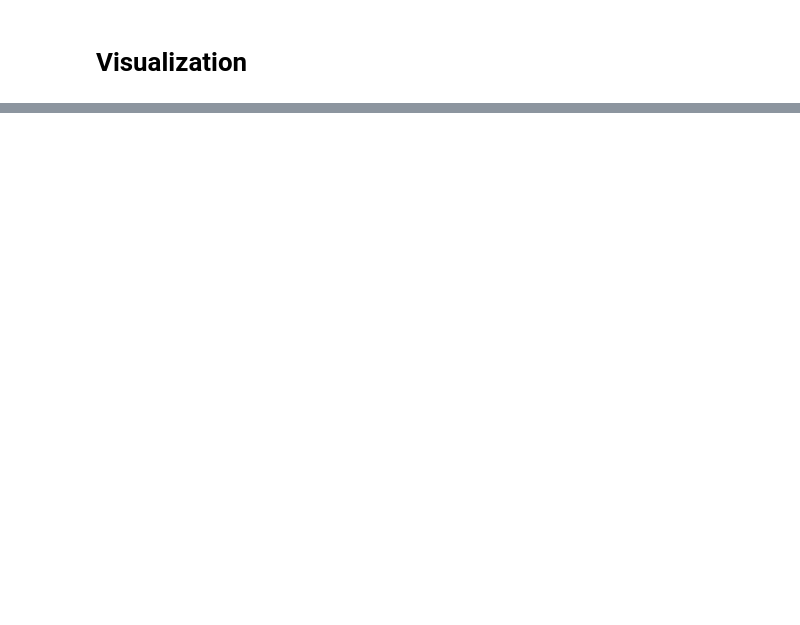
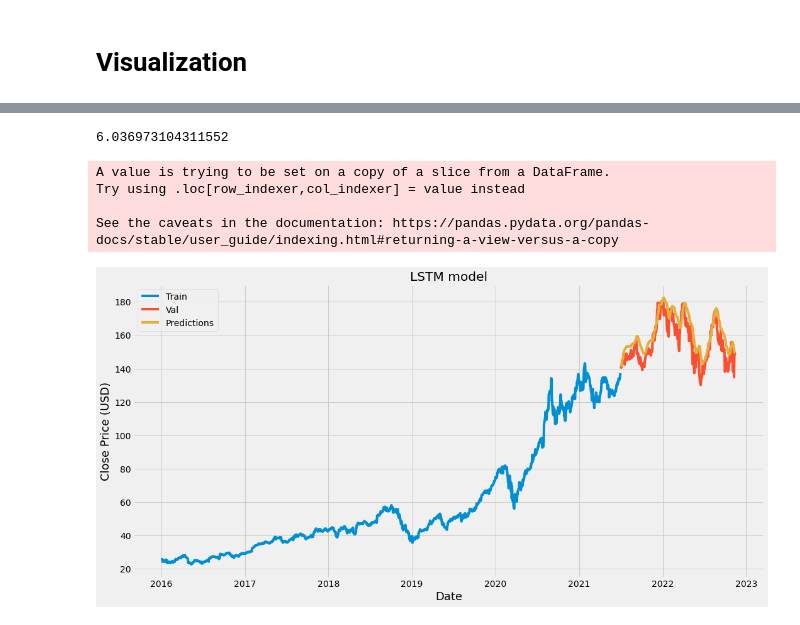
Before and after one commit to renyong0102/CS5100group7, a Jupyter notebook: group7_final.ipynb, the cells around one changed output, grey strips where cells are left out. Cells and saved outputs as stored; diff of their text form; code cells hidden in the pictures; blank space fills up the shorter version.

```diff
--- a/group7_final.ipynb
+++ b/group7_final.ipynb
@@ -67,0 +173,5 @@ SyntaxError: invalid syntax (<ipython-input-6-2fba459bf21b>, line 2)
+# %%
+#train the model
+#batch size is the total number of training examples present in a single batch
+#epochs is the iterations when an entire dataset is passed forward and backward thru a neural netwok
+model.fit(x_train, y_train, batch_size=1, epochs=1)
@@ -67,0 +199,4 @@ SyntaxError: invalid syntax (<ipython-input-6-2fba459bf21b>, line 2)
+# %%
+#convert the data to a numpy array
+x_test = np.array(x_test)
+x_test
@@ -67,0 +217,10 @@ SyntaxError: invalid syntax (<ipython-input-6-2fba459bf21b>, line 2)
+# %%
+#reshape the data x_test to 3-D for LSTM
+x_test = np.reshape(x_test, (x_test.shape[0], x_test.shape[1], 1))
+# %%
+#get the model predicted price values
+#use the model with x_test values to get the predicted y
+predictions = model.predict(x_test)
+#unscalling the values, use inverse the scaled value to noraml value
+#we want predictions contain the same values as y_test data set
+predictions = scaler.inverse_transform(predictions)
@@ -67,0 +229,36 @@ SyntaxError: invalid syntax (<ipython-input-6-2fba459bf21b>, line 2)
+# %%
+#evaluate the model preform
+#get the root mean squares error(RMSE)
+#RMSE is measure of how accurate the model predicts
+#RMSE is the standard deviation of the residuals
+
+#predictions: get from model with x_test
+#y_test: the actural value from data set
+rmse = np.sqrt(np.mean(predictions - y_test)** 2)
+rmse
+# %% [output]
+6.036973104311552
+# %%
+#plot the data
+#80% data as train data
+train = data[:training_data_len]
+#20% data as valid data
+valid = data[training_data_len:]
+valid['Predictions'] = predictions
+
+#visualize the data
+plt.figure(figsize=(16,8))
+plt.title('LSTM model')
+plt.xlabel('Date',fontsize = 18)
+plt.ylabel('Close Price (USD)', fontsize = 18)
+plt.plot(train['Close'])
+plt.plot(valid[['Close', 'Predictions']])
+# plt.plot(valid['Predictions'])
+plt.legend(['Train', 'Val', 'Predictions'], loc='upper left')
+plt.show()
+# %% [output]
+A value is trying to be set on a copy of a slice from a DataFrame.
+Try using .loc[row_indexer,col_indexer] = value instead
+
+See the caveats in the documentation: https://pandas.pydata.org/pandas-docs/stable/user_guide/indexing.html#returning-a-view-versus-a-copy
+[figure, added]
```
Also changed, not shown: parts of 26 cells of this notebook.
